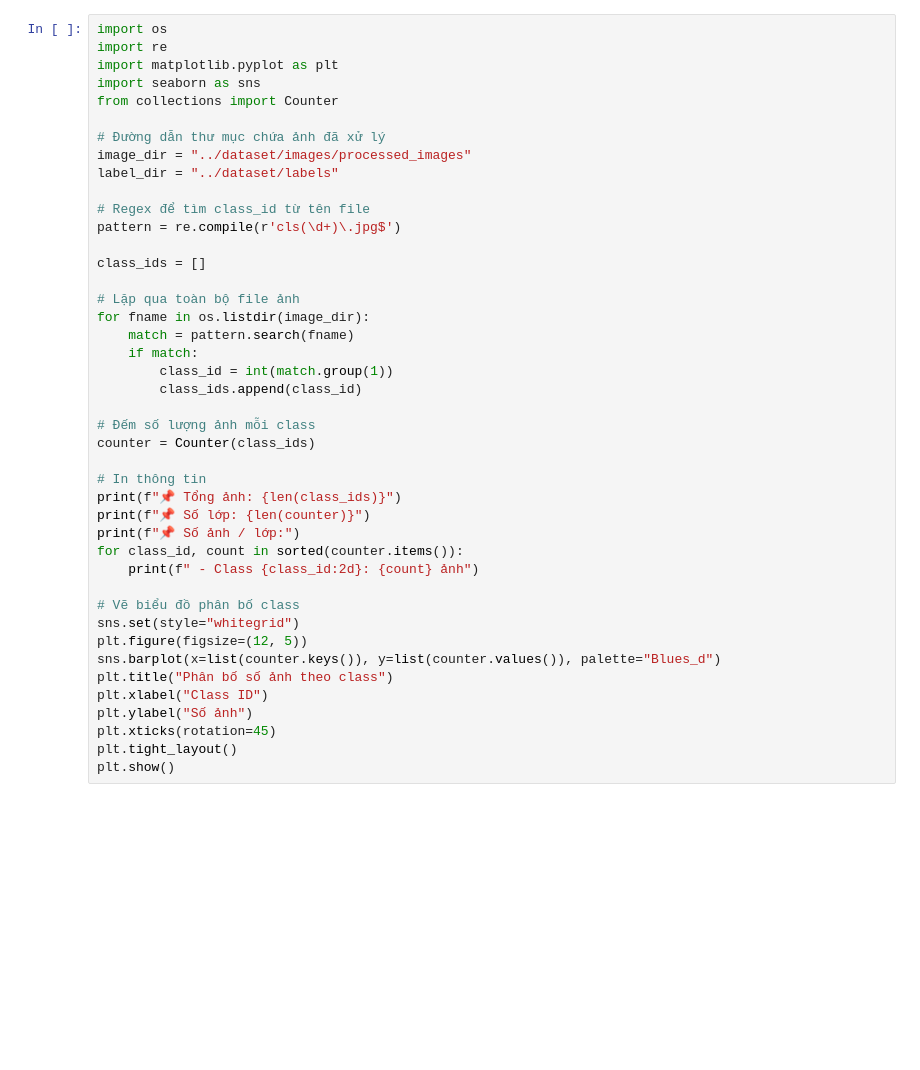
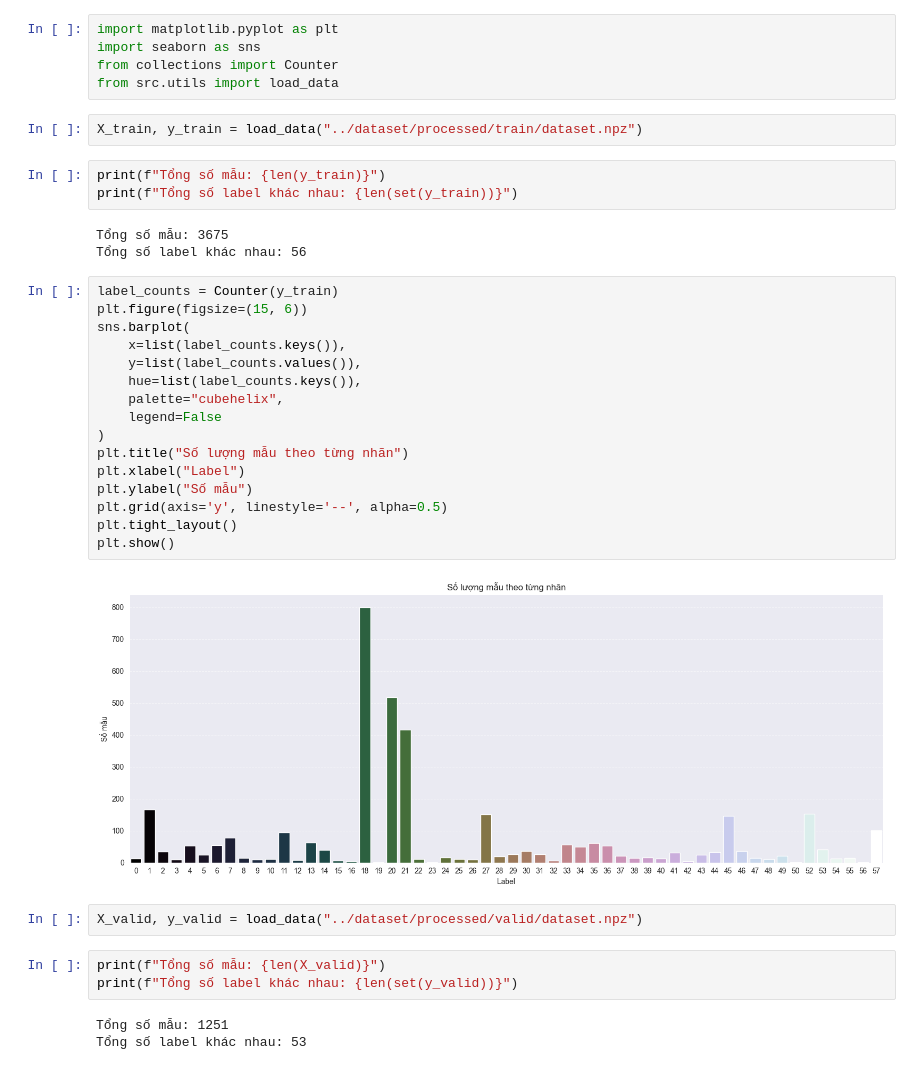
Before and after one commit to hopquangdo/vietnamese-traffic-ai, a Jupyter notebook: notebooks/data_analysis.ipynb, the cells around one changed output. Saved outputs shown, nothing was run; the diff lists cells and outputs as text; blank space fills up the shorter version.

```diff
--- a/notebooks/data_analysis.ipynb
+++ b/notebooks/data_analysis.ipynb
@@ -1,43 +1,39 @@
 # %%
-import os
-import re
 import matplotlib.pyplot as plt
 import seaborn as sns
 from collections import Counter
-
-# Đường dẫn thư mục chứa ảnh đã xử lý
-image_dir = "../dataset/images/processed_images"
-label_dir = "../dataset/labels"
-
-# Regex để tìm class_id từ tên file
-pattern = re.compile(r'cls(\d+)\.jpg$')
-
-class_ids = []
-
-# Lặp qua toàn bộ file ảnh
-for fname in os.listdir(image_dir):
-    match = pattern.search(fname)
-    if match:
-        class_id = int(match.group(1))
-        class_ids.append(class_id)
-
-# Đếm số lượng ảnh mỗi class
-counter = Counter(class_ids)
-
-# In thông tin
-print(f"📌 Tổng ảnh: {len(class_ids)}")
-print(f"📌 Số lớp: {len(counter)}")
-print(f"📌 Số ảnh / lớp:")
-for class_id, count in sorted(counter.items()):
-    print(f" - Class {class_id:2d}: {count} ảnh")
-
-# Vẽ biểu đồ phân bố class
-sns.set(style="whitegrid")
-plt.figure(figsize=(12, 5))
-sns.barplot(x=list(counter.keys()), y=list(counter.values()), palette="Blues_d")
-plt.title("Phân bố số ảnh theo class")
-plt.xlabel("Class ID")
-plt.ylabel("Số ảnh")
-plt.xticks(rotation=45)
-plt.tight_layout()
-plt.show()
+from src.utils import load_data
+# %%
+X_train, y_train = load_data("../dataset/processed/train/dataset.npz")
+# %%
+print(f"Tổng số mẫu: {len(y_train)}")
+print(f"Tổng số label khác nhau: {len(set(y_train))}")
+# %% [output]
+Tổng số mẫu: 3675
+Tổng số label khác nhau: 56
+# %%
+label_counts = Counter(y_train)
+plt.figure(figsize=(15, 6))
+sns.barplot(
+    x=list(label_counts.keys()),
+    y=list(label_counts.values()),
+    hue=list(label_counts.keys()),
+    palette="cubehelix",
+    legend=False
+)
+plt.title("Số lượng mẫu theo từng nhãn")
+plt.xlabel("Label")
+plt.ylabel("Số mẫu")
+plt.grid(axis='y', linestyle='--', alpha=0.5)
+plt.tight_layout()
+plt.show()
+# %% [output]
+[figure, added]
+# %%
+X_valid, y_valid = load_data("../dataset/processed/valid/dataset.npz")
+# %%
+print(f"Tổng số mẫu: {len(X_valid)}")
+print(f"Tổng số label khác nhau: {len(set(y_valid))}")
+# %% [output]
+Tổng số mẫu: 1251
+Tổng số label khác nhau: 53
```
Also changed, not shown: parts of 4 cells of this notebook, 18 other files.
